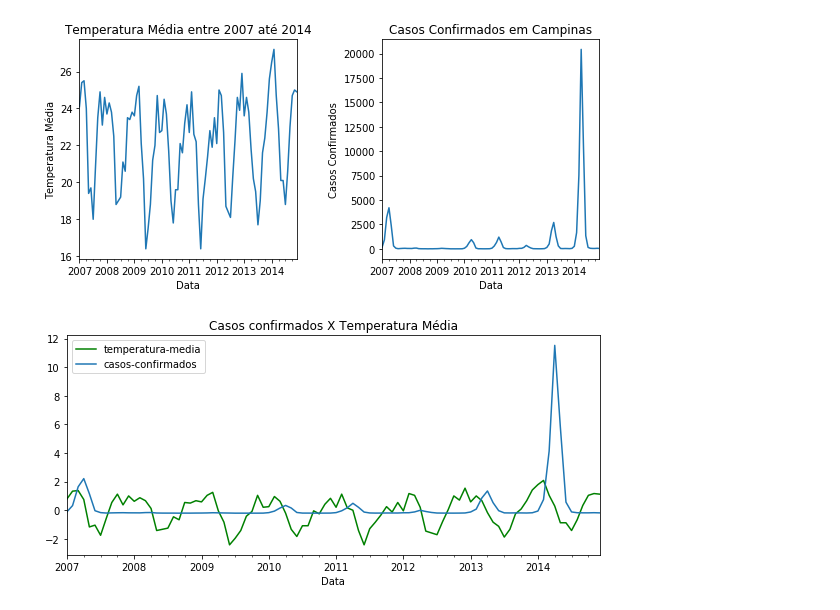
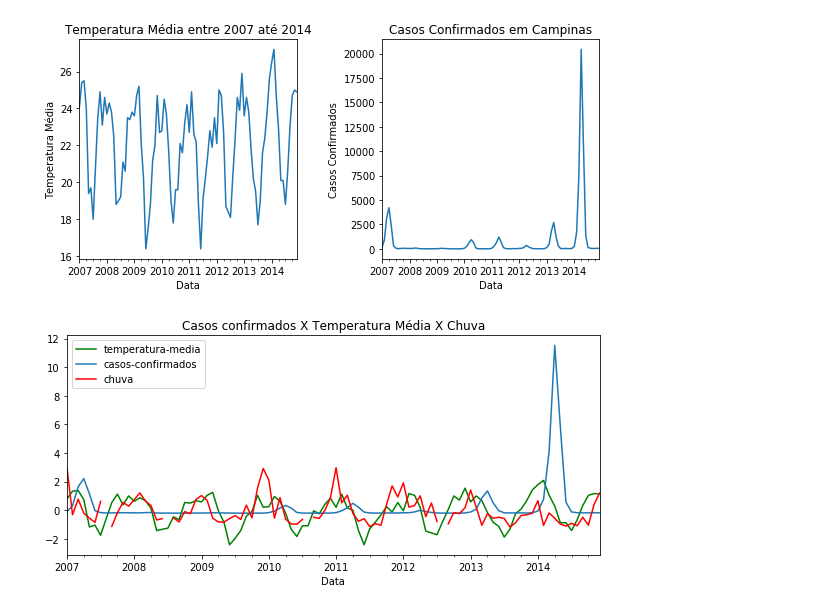
Before and after one commit to hlsvalle/curso_data_science, a Jupyter notebook: Grafico_de_linhas.ipynb, the cells around one changed output. Cells and saved outputs as stored; diff of their text form; code cells hidden in the pictures.

```diff
--- a/Grafico_de_linhas.ipynb
+++ b/Grafico_de_linhas.ipynb
@@ -62,18 +80,19 @@ plt.tight_layout();
 # %%
 #Plotar os graficos sobrepostos
 df_norm = (df - df.mean()) / df.std() #Normalizando o Dataframe
 
 #Plotar os graficos
 fig, ax = plt.subplots(figsize=(8,4))
 
 df_norm.loc['2007-01-01':'2014-12-01','temperatura-media'].plot(kind='line', ax=ax, color='green')
 df_norm.loc['2007-01-01':'2014-12-01','casos-confirmados'].plot(kind='line', ax=ax)
+df_norm.loc['2007-01-01':'2014-12-01','chuva'].plot(kind='line', ax = ax, color='red')
 
-ax.set_title("Casos confirmados X Temperatura Média")
+ax.set_title("Casos confirmados X Temperatura Média X Chuva")
 ax.set_xlabel("Data")
 ax.legend(loc='best')
 
 
 plt.tight_layout()
 # %% [output]
-[figure, old version]
+[figure, new version]
```
Also changed, not shown: parts of 2 cells of this notebook.
